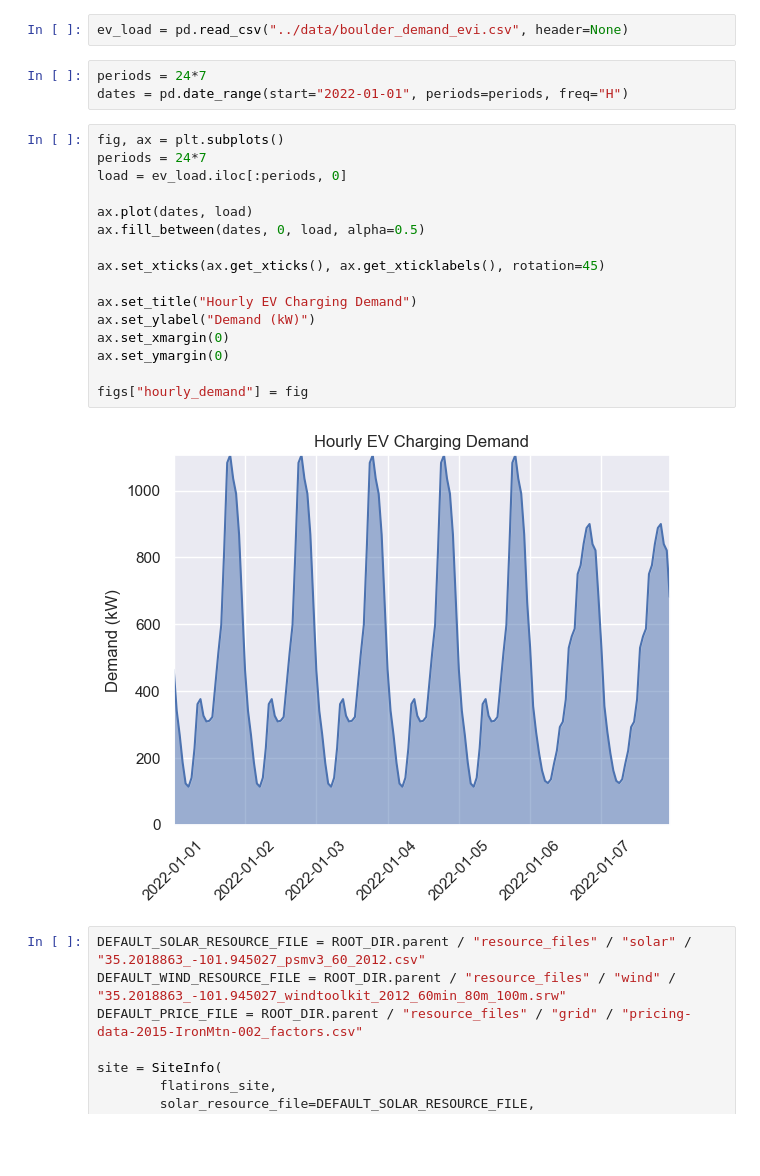
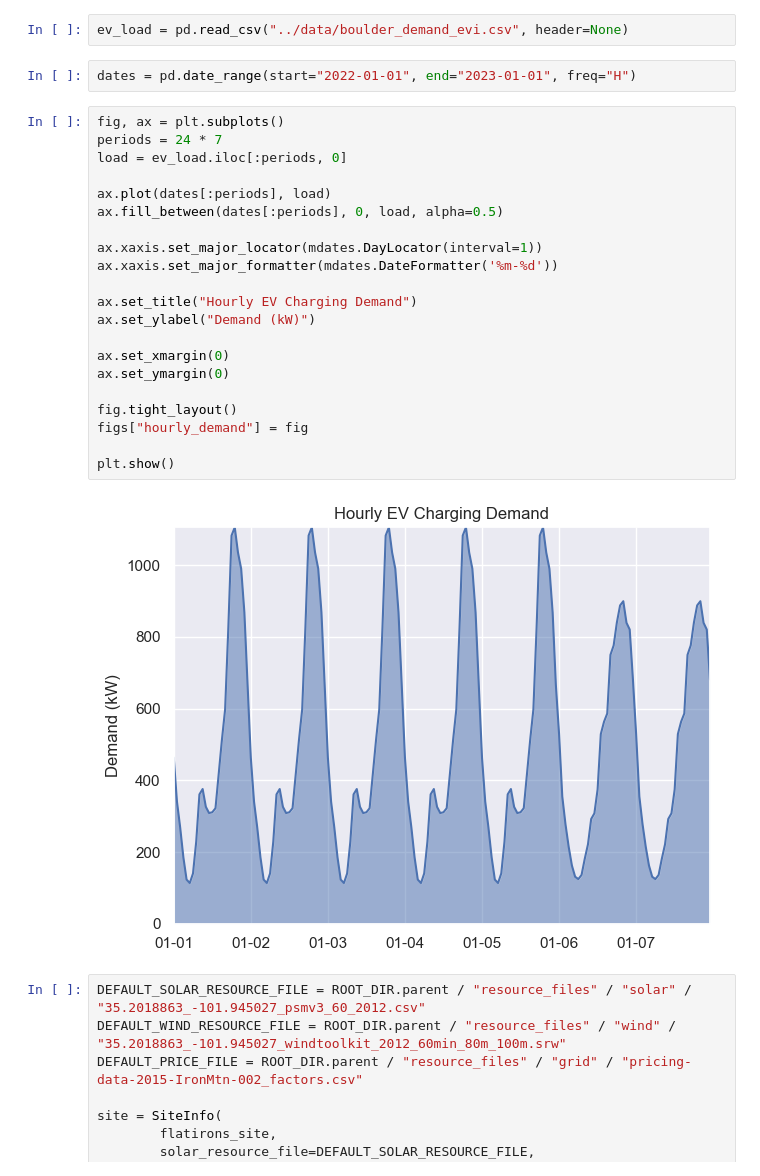
Before and after one commit to camirmas/HOPP, a Jupyter notebook: ev/notebooks/ev-load-following-battery.ipynb, the cells around one changed output. Drawn from its saved outputs; the diff is of its cells as text; blank space fills up the shorter version.

```diff
--- a/ev/notebooks/ev-load-following-battery.ipynb
+++ b/ev/notebooks/ev-load-following-battery.ipynb
@@ -41,26 +41,30 @@ Set wind and solar resource data at plant location and load pricing data. In thi
 # %%
 ev_load = pd.read_csv("../data/boulder_demand_evi.csv", header=None)
 # %%
-periods = 24*7
-dates = pd.date_range(start="2022-01-01", periods=periods, freq="H")
+dates = pd.date_range(start="2022-01-01", end="2023-01-01", freq="H")
 # %%
 fig, ax = plt.subplots()
-periods = 24*7
+periods = 24 * 7
 load = ev_load.iloc[:periods, 0]
 
-ax.plot(dates, load)
-ax.fill_between(dates, 0, load, alpha=0.5)
+ax.plot(dates[:periods], load)
+ax.fill_between(dates[:periods], 0, load, alpha=0.5)
 
-ax.set_xticks(ax.get_xticks(), ax.get_xticklabels(), rotation=45)
+ax.xaxis.set_major_locator(mdates.DayLocator(interval=1))
+ax.xaxis.set_major_formatter(mdates.DateFormatter('%m-%d'))
 
 ax.set_title("Hourly EV Charging Demand")
 ax.set_ylabel("Demand (kW)")
+
 ax.set_xmargin(0)
 ax.set_ymargin(0)
 
+fig.tight_layout()
 figs["hourly_demand"] = fig
+
+plt.show()
 # %% [output]
-[figure, old version]
+[figure, new version]
 # %%
 DEFAULT_SOLAR_RESOURCE_FILE = ROOT_DIR.parent / "resource_files" / "solar" / "35.2018863_-101.945027_psmv3_60_2012.csv"
 DEFAULT_WIND_RESOURCE_FILE = ROOT_DIR.parent / "resource_files" / "wind" / "35.2018863_-101.945027_windtoolkit_2012_60min_80m_100m.srw"
```
Also changed, not shown: parts of 16 cells of this notebook, 32 other files.
